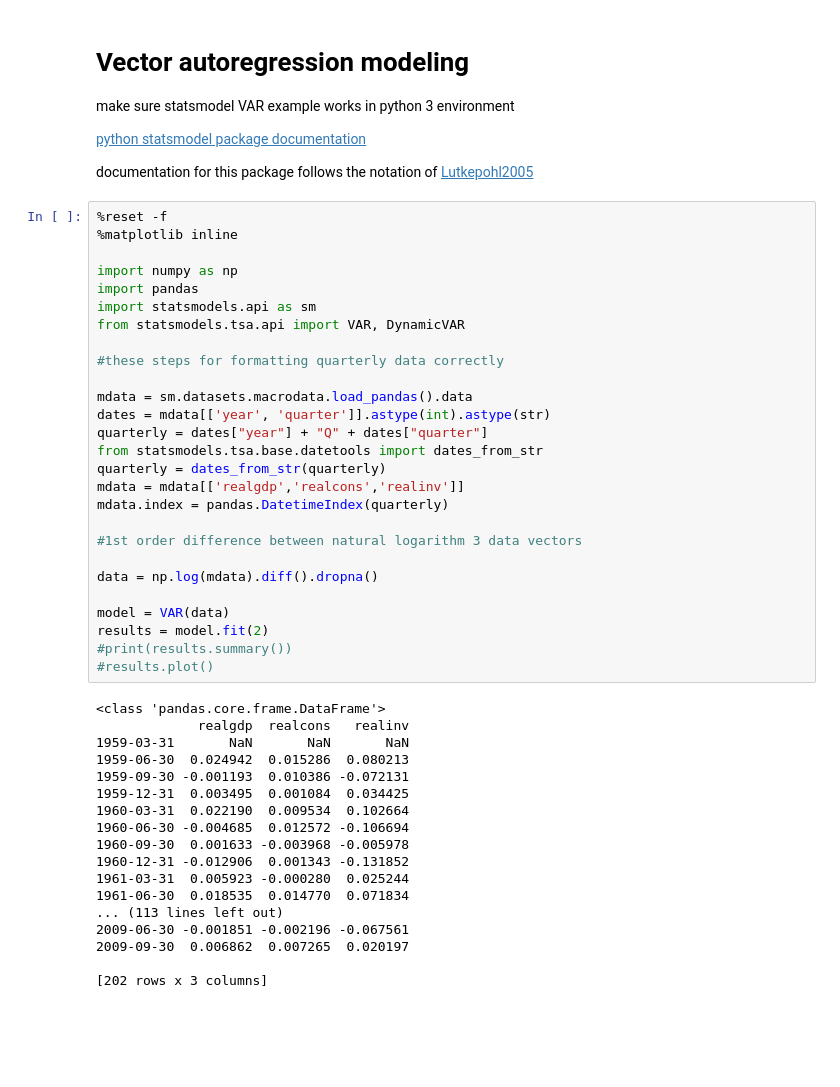
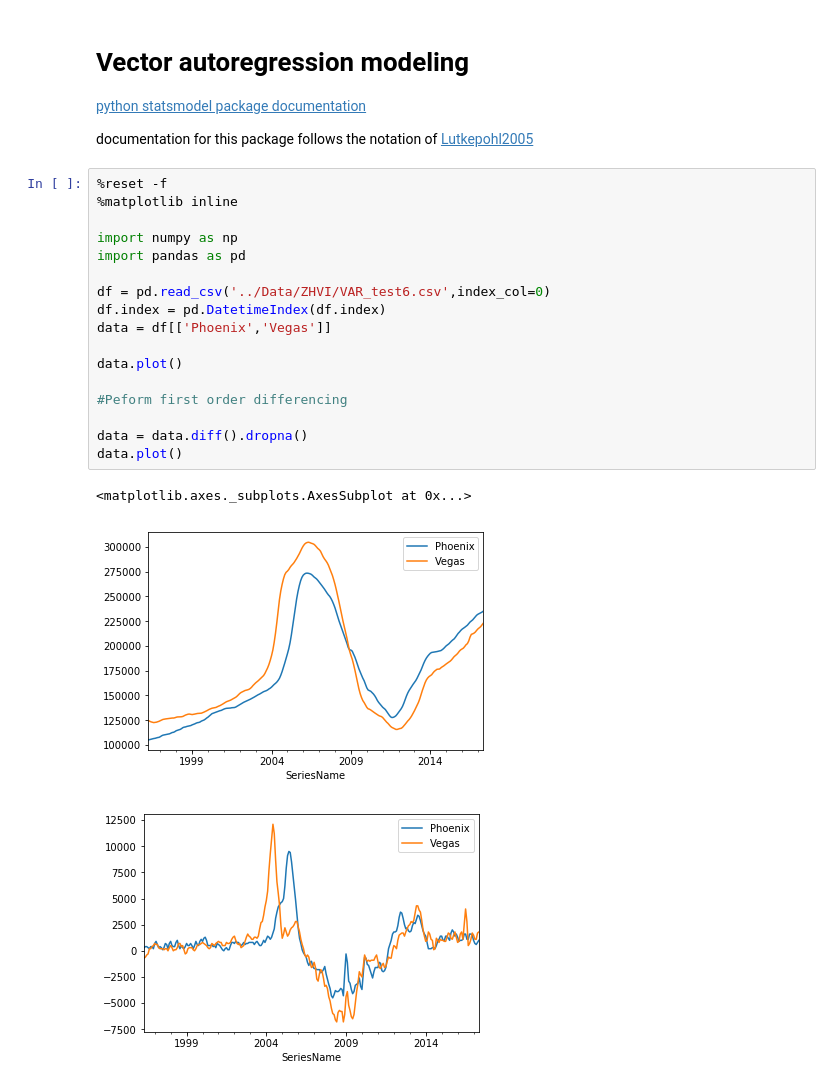
Before and after one commit to kkwteh/cdips_hpi_forecast, a Jupyter notebook: VAR_modeling/vector_autoregression.ipynb, the cells around one changed output. Drawn from its saved outputs; the diff is of its cells as text; blank space fills up the shorter version.

```diff
--- a/VAR_modeling/vector_autoregression.ipynb
+++ b/VAR_modeling/vector_autoregression.ipynb
@@ -1,53 +1,27 @@
 # %% [markdown]
 # Vector autoregression modeling
-
-make sure statsmodel VAR example works in python 3 environment
 
 [python statsmodel package documentation](http://www.statsmodels.org/dev/vector_ar.html)
 
 documentation for this package follows the notation of [Lutkepohl2005](../Data/BackgroundLiterature/Lutkepohl_2005.pdf)
-# %%
-%reset -f
-%matplotlib inline
-
-import numpy as np
-import pandas
-import statsmodels.api as sm
-from statsmodels.tsa.api import VAR, DynamicVAR
-
-#these steps for formatting quarterly data correctly
-
-mdata = sm.datasets.macrodata.load_pandas().data
-dates = mdata[['year', 'quarter']].astype(int).astype(str)
-quarterly = dates["year"] + "Q" + dates["quarter"]
-from statsmodels.tsa.base.datetools import dates_from_str
-quarterly = dates_from_str(quarterly)
-mdata = mdata[['realgdp','realcons','realinv']]
-mdata.index = pandas.DatetimeIndex(quarterly)
-
-#1st order difference between natural logarithm 3 data vectors
-
-data = np.log(mdata).diff().dropna()
-
-model = VAR(data)
-results = model.fit(2)
-#print(results.summary())
-#results.plot()
-# %% [output]
-<class 'pandas.core.frame.DataFrame'>
-             realgdp  realcons   realinv
-1959-03-31       NaN       NaN       NaN
-1959-06-30  0.024942  0.015286  0.080213
-1959-09-30 -0.001193  0.010386 -0.072131
-1959-12-31  0.003495  0.001084  0.034425
-1960-03-31  0.022190  0.009534  0.102664
-1960-06-30 -0.004685  0.012572 -0.106694
-1960-09-30  0.001633 -0.003968 -0.005978
-1960-12-31 -0.012906  0.001343 -0.131852
-1961-03-31  0.005923 -0.000280  0.025244
-1961-06-30  0.018535  0.014770  0.071834
-... (113 lines left out)
-2009-06-30 -0.001851 -0.002196 -0.067561
-2009-09-30  0.006862  0.007265  0.020197
-
-[202 rows x 3 columns]
+# %%
+%reset -f
+%matplotlib inline
+
+import numpy as np
+import pandas as pd
+
+df = pd.read_csv('../Data/ZHVI/VAR_test6.csv',index_col=0)
+df.index = pd.DatetimeIndex(df.index)
+data = df[['Phoenix','Vegas']]
+
+data.plot()
+
+#Peform first order differencing
+
+data = data.diff().dropna()
+data.plot()
+# %% [output]
+<matplotlib.axes._subplots.AxesSubplot at 0x...>
+[figure, added]
+[figure, added]
```
Also changed, not shown: parts of 2 cells of this notebook, 1 other file.
